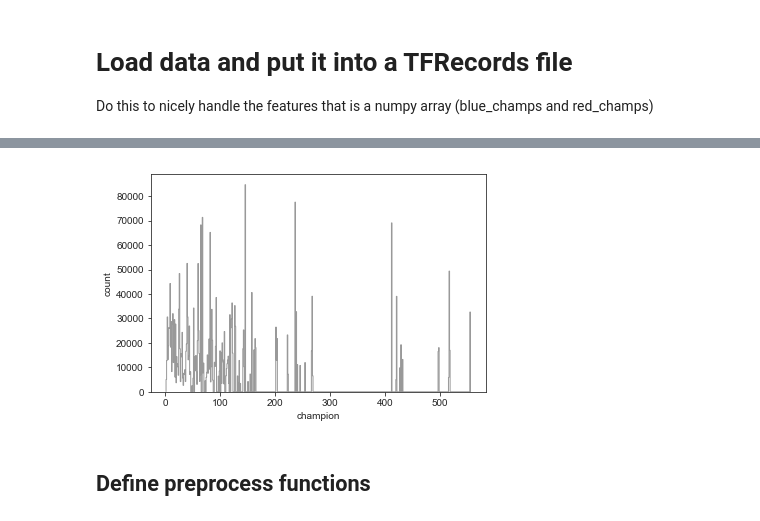
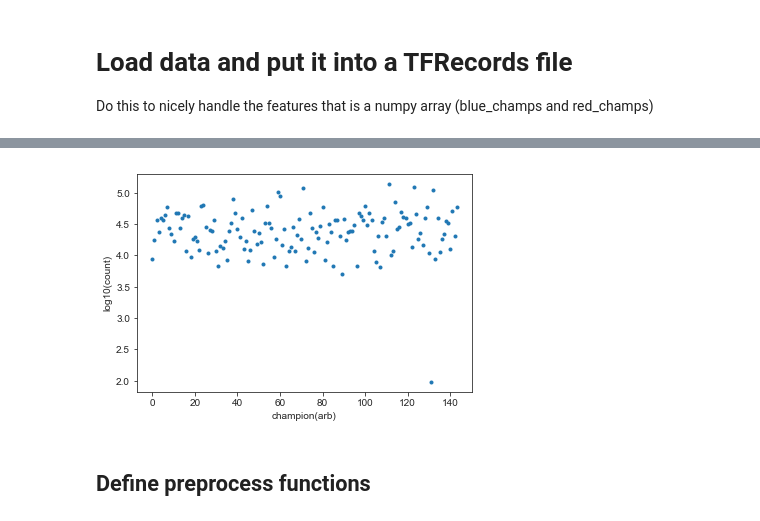
Before and after one commit to JoshEZiegler/MLProjects, a Jupyter notebook: LeagueOfLegendsProject/LOLDataCollection.ipynb, the cells around one changed output, grey strips where cells are left out. Cells and saved outputs as stored; diff of their text form; code cells hidden in the pictures.

```diff
--- a/LeagueOfLegendsProject/LOLDataCollection.ipynb
+++ b/LeagueOfLegendsProject/LOLDataCollection.ipynb
@@ -406,3 +405,9 @@ lol_df_processed.to_csv(files[-1][:-5]+'.csv')
 # %% [markdown]
 # Load data and put it into a TFRecords file
 Do this to nicely handle the features that is a numpy array (blue_champs and red_champs)
+# %%
+lol_df = None
+#get all files in challenger_tier data folder, then sort by date
+files = glob.glob(os.path.join('LOL_data','*','*.csv'))
+files.sort(key=os.path.getmtime)
+print(files)
@@ -409,6 +416,5 @@ Do this to nicely handle the features that is a numpy array (blue_champs and red
 # %%
-lol_df = None
-for filename in glob.glob(os.path.join('LOL_data','*','*.csv')):
+for filename in files[-2:]:
     print(filename)
     if type(lol_df)==None:
         lol_df = pd.read_csv(filename, usecols=range(1,24))
@@ -433,16 +447,18 @@ LOL_data/masters_tier/saved2019-04-10.csv
 # %%
 sns.set_style('ticks')
 champ_sum = np.concatenate((lol_df['blue_champs0'],lol_df['blue_champs1'],lol_df['blue_champs2'],
             lol_df['blue_champs3'],lol_df['blue_champs4'],lol_df['red_champs0'],
             lol_df['red_champs1'],lol_df['red_champs2'],lol_df['red_champs3'],
             lol_df['red_champs4']),axis=None)
 
-sns.distplot(champ_sum,bins=555,kde=False,hist_kws={'histtype':'step','color' :'Black'})
-plt.xlabel('champion')
-plt.ylabel('count')
+unique, counts = np.unique(champ_sum, return_counts=True)
+
+plt.plot(np.log10(counts),'.')
+plt.xlabel('champion(arb)')
+plt.ylabel('log10(count)')
 plt.show()
 # %% [output]
-[figure, old version]
+[figure, new version]
 # %% [markdown]
 ## Define preprocess functions
 # %%
```
Also changed, not shown: parts of 20 cells of this notebook, 50 other files.
